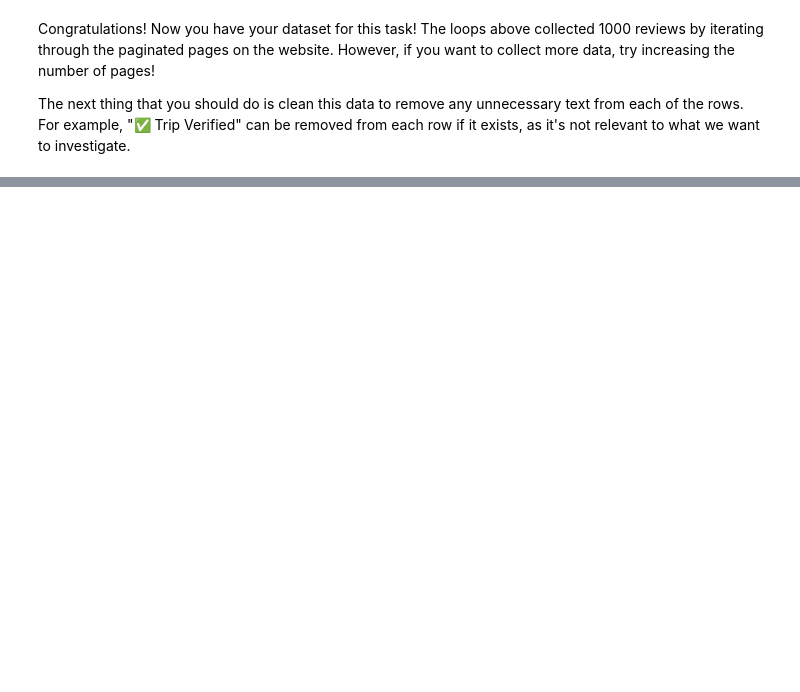
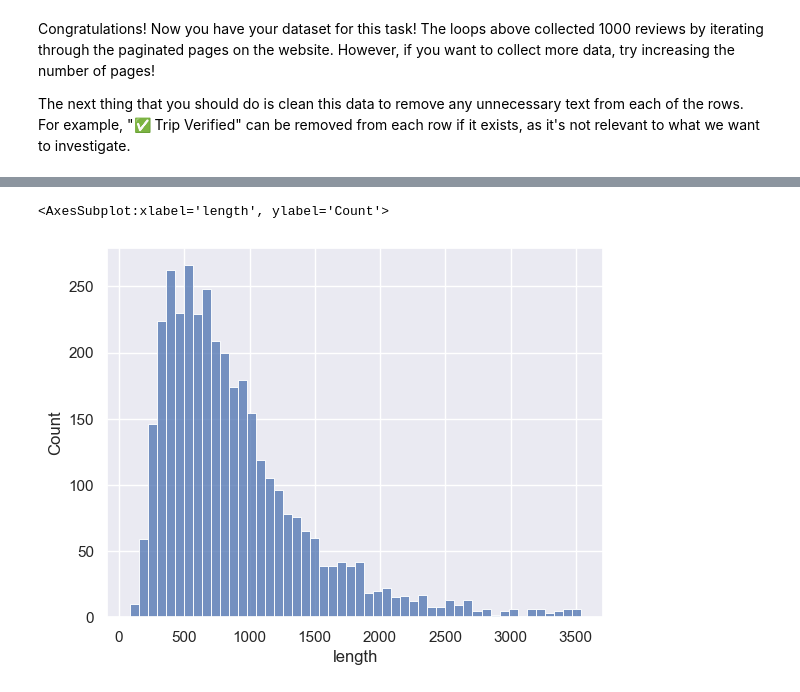
Before and after one commit to dasanmiguelv/nlp, a Jupyter notebook: reviews-BA/getting_started.ipynb, the cells around one changed output, grey strips where cells are left out. Drawn from its saved outputs; the diff is of its cells as text; code cells hidden in the pictures; blank space fills up the shorter version.

```diff
--- a/reviews-BA/getting_started.ipynb
+++ b/reviews-BA/getting_started.ipynb
@@ -81,0 +83,6 @@ Congratulations! Now you have your dataset for this task! The loops above collec
+# %%
+# Import library
+import numpy as np
+import seaborn as sns
+import matplotlib.pyplot as plt
+sns.set()
@@ -81,0 +100,3 @@ Congratulations! Now you have your dataset for this task! The loops above collec
+# %%
+df['length'] = df['reviews'].apply(len)
+df.head()
@@ -81,0 +110,5 @@ Congratulations! Now you have your dataset for this task! The loops above collec
+# %%
+sns.histplot(df['length'], bins=50)
+# %% [output]
+<AxesSubplot:xlabel='length', ylabel='Count'>
+[figure, added]
```
Also changed, not shown: parts of 23 cells of this notebook, 1 other file.
